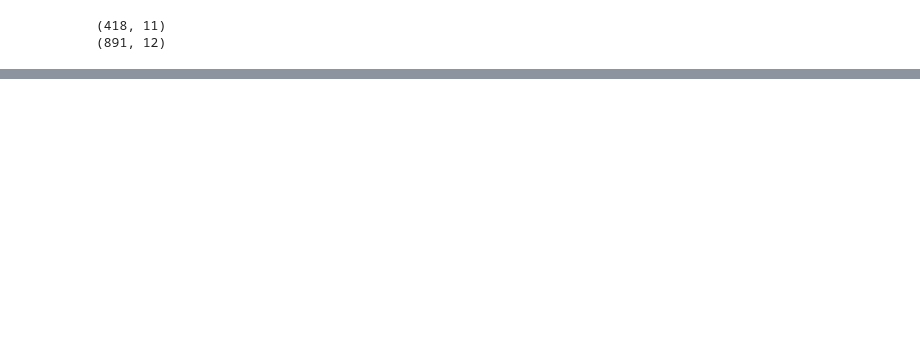
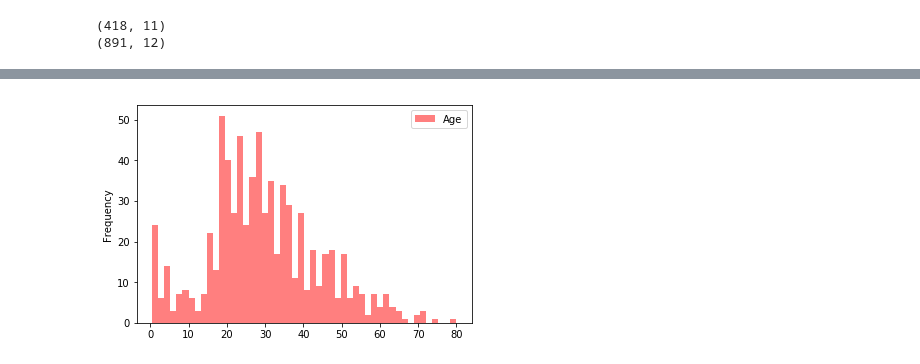
Before and after one commit to ikeinyyo/Kaggle-Titanic-Supervised-Learning, a Jupyter notebook: Titanic.ipynb, the cells around one changed output, grey strips where cells are left out. Saved outputs shown, nothing was run; the diff lists cells and outputs as text; code cells hidden in the pictures; blank space fills up the shorter version.

```diff
--- a/Titanic.ipynb
+++ b/Titanic.ipynb
@@ -25,0 +88,7 @@ train.head(10)
+# %%
+# Histogram by Age
+train["Age"].plot.hist(alpha=0.5,color='red',bins=50)
+plt.legend(['Age'])
+plt.show()
+# %% [output]
+[figure, added]
```
Also changed, not shown: parts of 21 cells of this notebook, 1 other file.
